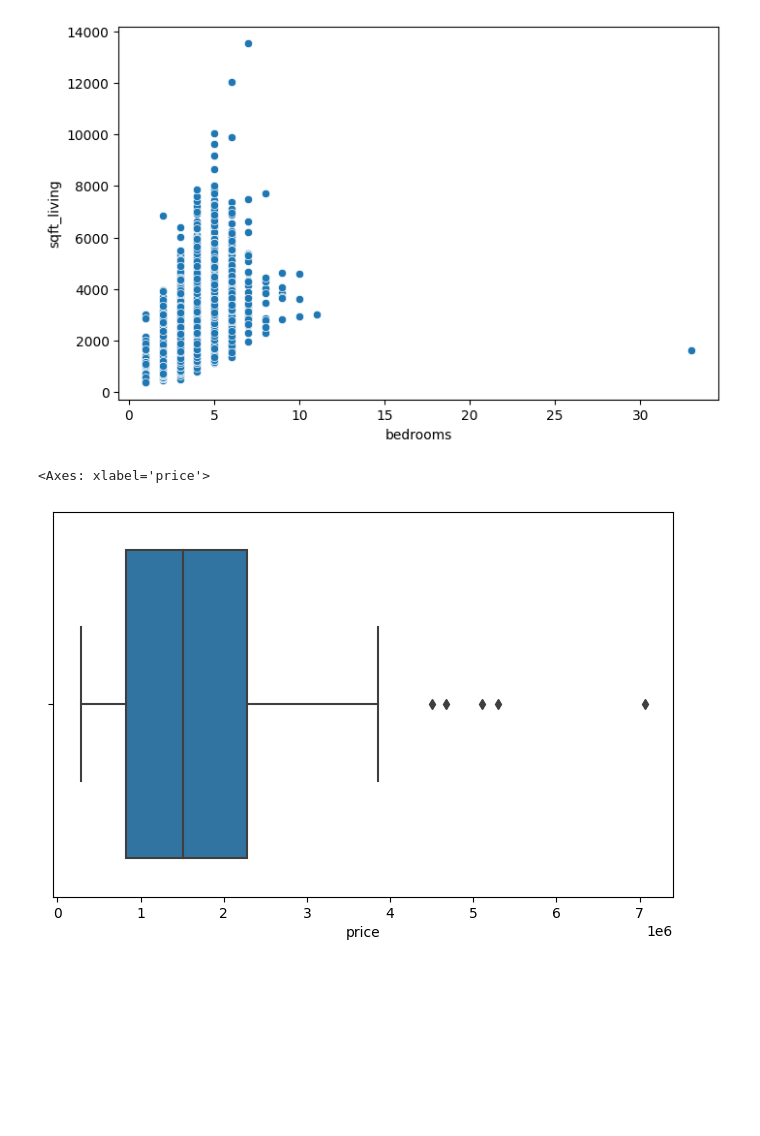
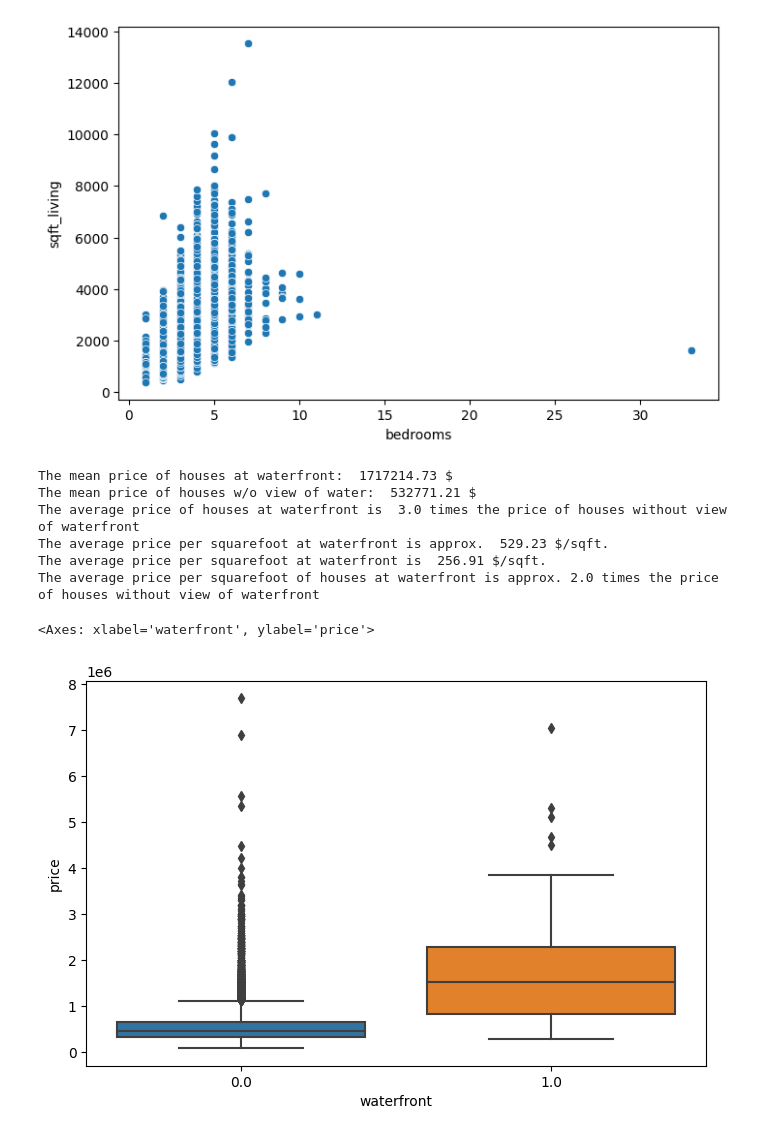
Before and after one commit to tabeanoethemenchen/ds-eda-project, a Jupyter notebook: EDA_project_TNM.ipynb, the cells around one changed output. Saved outputs shown, nothing was run; the diff lists cells and outputs as text; code cells hidden in the pictures; blank space fills up the shorter version.

```diff
--- a/EDA_project_TNM.ipynb
+++ b/EDA_project_TNM.ipynb
@@ -110,4 +123,4 @@ array([ 3.,  2.,  4.,  5.,  1.,  6.,  7.,  8.,  9., 11., 10., 33.])
 df_houses = df_houses.drop(columns='house_id')
 # %%
 #rename column id.1
-df_houses.rename({'id.1':'sale_id'}, axis = 1)
+df_houses = df_houses.rename({'id.1':'sale_id'}, axis = 1)
@@ -113,0 +139,7 @@ df_houses.rename({'id.1':'sale_id'}, axis = 1)
+# %%
+#set all to int
+cols = [1, 3, 4, 5, 6, 7, 10, 11, 12, 13, 17, 18, 20]#['bedrooms', 'sqft_living', 'sqft_lot', 'floors', 'waterfront', 'view', 'sqft_above', 'sqft_basement', 'yr_built', 'yr_renovated', 'sqft_living15', 'sqft_lot15', 'price']
+
+for col in cols:
+    for r in range(len(df_houses)):
+        df_houses.iat[r, col] = to_int(df_houses.iat[r, col])
@@ -113,0 +150,4 @@ df_houses.rename({'id.1':'sale_id'}, axis = 1)
+# %%
+for r in range(len(df_houses['yr_renovated'])):
+    if np.isnan(df_houses['yr_renovated'][r]) == False:
+        df_houses['yr_renovated'][r] = int((df_houses['yr_renovated'][r])/10)
@@ -147,8 +220,39 @@ df_water = df_water.query('waterfront == 1')
-# %%
-sns.boxplot(df_water, x = 'price')
-# %% [output]
-<Axes: xlabel='price'>
-[figure, removed]
+# %%
+df_water1 = df_houses.dropna(subset='waterfront')
+df_water = df_water1.query('waterfront == 1')
+df_nowater = df_water1.query('waterfront == 0')
+# %%
+print('The mean price of houses at waterfront: ', df_water1.query('waterfront == 1')['price'].mean().round(2), '$')
+print('The mean price of houses w/o view of water: ', df_water1.query('waterfront == 0')['price'].mean().round(2), '$')
+print('The average price of houses at waterfront is ',
+      ((df_water1.query('waterfront == 1')['price'].mean())/
+       (df_water1.query('waterfront == 0')['price'].mean())).round(),
+       'times the price of houses without view of waterfront'
+       )
+print('The average price per squarefoot at waterfront is approx. ',
+      (df_water1.query('waterfront == 1')['price'].mean()/
+      df_water1.query('waterfront == 1')['sqft_living'].mean()).round(2), '$/sqft.')
+print('The average price per squarefoot at waterfront is ',
+      (df_water1.query('waterfront == 0')['price'].mean()/
+      df_water1.query('waterfront == 0')['sqft_living'].mean()).round(2), '$/sqft.')
+
+print('The average price per squarefoot of houses at waterfront is approx.',
+      ((df_water1.query('waterfront == 1')['price'].mean())/
+        (df_water1.query('waterfront == 1')['sqft_living'].mean())/
+        ((df_water1.query('waterfront == 0')['price'].mean())/
+          (df_water1.query('waterfront == 0')['sqft_living'].mean()))).round(),
+'times the price of houses without view of waterfront'
+)
+sns.boxplot(df_water1, x = 'waterfront', y='price')
+# %% [output]
+The mean price of houses at waterfront:  1717214.73 $
+The mean price of houses w/o view of water:  532771.21 $
+The average price of houses at waterfront is  3.0 times the price of houses without view of waterfront
+The average price per squarefoot at waterfront is approx.  529.23 $/sqft.
+The average price per squarefoot at waterfront is  256.91 $/sqft.
+The average price per squarefoot of houses at waterfront is approx. 2.0 times the price of houses without view of waterfront
+<Axes: xlabel='waterfront', ylabel='price'>
+[figure, added]
 # %%
 df_water_3br = df_water.query('bedrooms >= 3') #because at least 2 kids
 df_water_3br.head()
```
Also changed, not shown: parts of 44 cells of this notebook, 3 other files.
